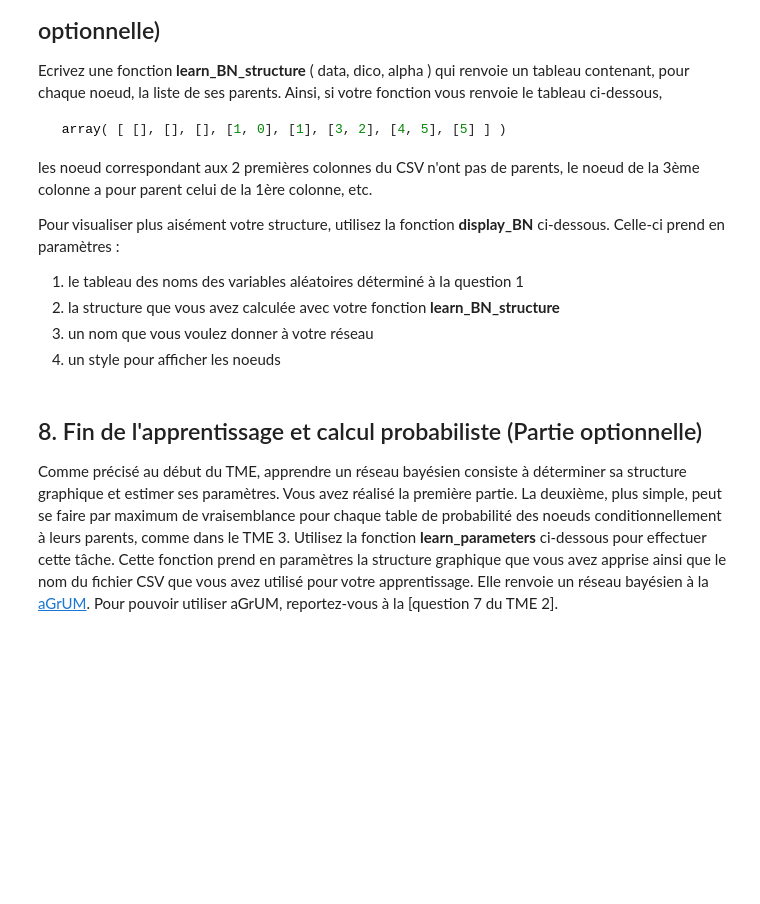
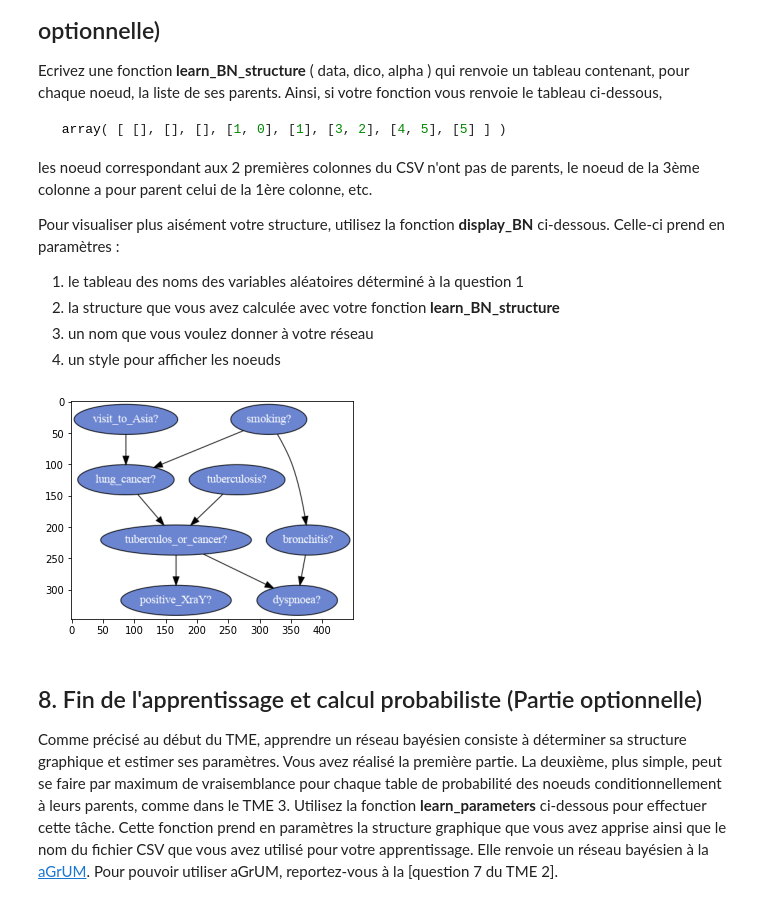
Before and after one commit to CharlesAttend/M1-S1-DAC, a Jupyter notebook: MAPSI/TME/tme5/tme5.ipynb, the cells around one changed output. Saved outputs shown, nothing was run; the diff lists cells and outputs as text; code cells hidden in the pictures; blank space fills up the shorter version.

```diff
--- a/MAPSI/TME/tme5/tme5.ipynb
+++ b/MAPSI/TME/tme5/tme5.ipynb
@@ -438,19 +438,22 @@ Votre fonction renverra une liste vide si $Y$ est indépendante de $X$ condition
 # liste contenant le meilleur y (celui avec la p-value la plus petite) s'il
 # existe des y dont la p-value est inférieur au seuil
 def best_candidate ( data, dico, x, z, risk_level ):
-    score_list = [] # score pour chaque variable existante du csv
+    score_list = []                                                         # score pour chaque variable existante du csv
+    if x==0:                                                                # Rien a gauche de x
+        return []
+
     for y in range(x):
         if y == x or y == z:
-            score_list.append(1) # je met 1 pour être sur que ça ne soit pas selectionné par le argmax final
-            continue
+            score_list.append(1)                                            # je met 1 pour être sur que ça ne soit pas
+            continue                                                        # sélectionné par le argmax final
         score_list.append(indep_score( data, dico, x, y, z ))
     score_list = np.array(score_list)
-    non_indep_list = np.where(score_list > risk_level, 1, score_list)  # Si indépendance alors je met à 1 pour exclure de la compétition,
-                                                                        # sinon je garde le score
-    if np.min(non_indep_list) == 1: # Si pas de score à gauche
+    non_indep_list = np.where(score_list > risk_level, 1, score_list)       # Si indépendance alors je met à 1 pour exclure de la compétition,
+                                                                            # sinon je garde le score
+    if np.min(non_indep_list) == 1:                                         # Si pas de score à gauche
         return []
     else:
-        return [np.argmin(non_indep_list)] # on regarde qui a le score min <=> le plus dépendant
+        return [np.argmin(non_indep_list)]                                  # on regarde qui a le score min <=> le plus dépendant
 
 display(best_candidate ( data, dico, 1, [], 0.05 ))
 display(best_candidate ( data, dico, 4, [], 0.05 ))
@@ -458,6 +461,7 @@ display(best_candidate ( data, dico, 4, [1], 0.05 ))
 display(best_candidate ( data, dico, 5, [], 0.05 ))
 display(best_candidate ( data, dico, 5, [6], 0.05 ))
 display(best_candidate ( data, dico, 5, [6,7], 0.05 ))
+display(best_candidate ( data, dico, 0, [], 0.05 ))
 # %% [output]
 []
 [1]
@@ -485,14 +490,16 @@ Vous pourrez tester la validité de votre fonction :
 # pour un noeud donné, crée la liste de ses parents
 def create_parents ( data, dico, x, risk_level ):
     parent_list = []
-    for z in range(len(data)):
-        parent = [1] # pour lancer le while
-        while parent != []:
-            parent = best_candidate(data, dico, x, [z], risk_level)
-            parent_list.append(parent_list)
+    while True:
+        parent = best_candidate(data, dico, x, parent_list, risk_level)
+        if parent == []:
+            break
+        else:
+            parent_list += parent
     return parent_list
 
-
-create_parents ( data, dico, 1, 0.05 )
-# NE FONCTIONNE PAS
+display(create_parents ( data, dico, 1, 0.05 ))
+display(create_parents ( data, dico, 4, 0.05 ))
+display(create_parents ( data, dico, 5, 0.05 ))
+display(create_parents ( data, dico, 6, 0.05 ))
 # %% [output]
@@ -516,8 +526,9 @@ Pour visualiser plus aisément votre structure, utilisez la fonction **display_B
 # %%
 # apprentissage de la structure d'un réseau bayésien par K2
 def learn_BN_structure ( data, dico, risk_level ):
-    ## votre code
-    pass
-
+    l = []
+    for i in range(len(data)):
+        l.append(create_parents(data, dico, i, risk_level))
+    return np.array(l)
 bn_struct = learn_BN_structure ( data, dico, 0.05 )
 # %%
@@ -551,7 +562,9 @@ def display_BN ( node_names, bn_struct, bn_name, style ):
     img = mpimg.imread ( outfile )
     plt.imshow( img )
 # %%
-# display_BN ( names, bn_struct, "asia", style )
+display_BN ( names, bn_struct, "asia", style )
+# %% [output]
+[figure, added]
 # %% [markdown]
 ## 8. Fin de l'apprentissage et calcul probabiliste (Partie optionnelle)
 
```
Also changed, not shown: parts of 9 cells of this notebook, 5 other files.
